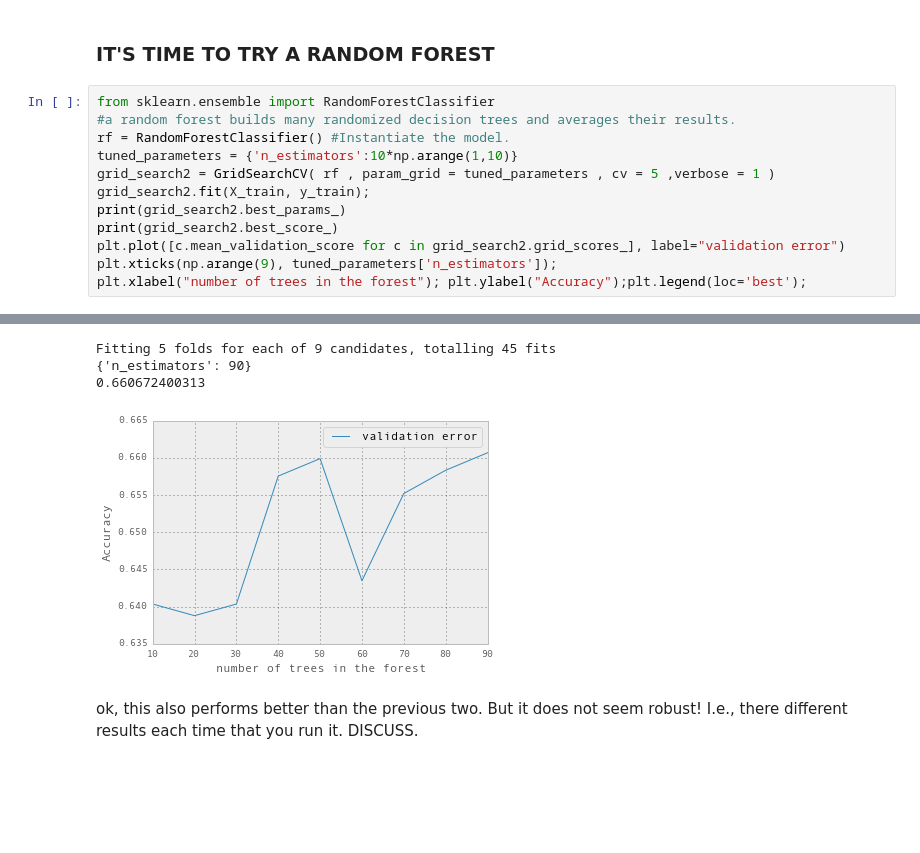
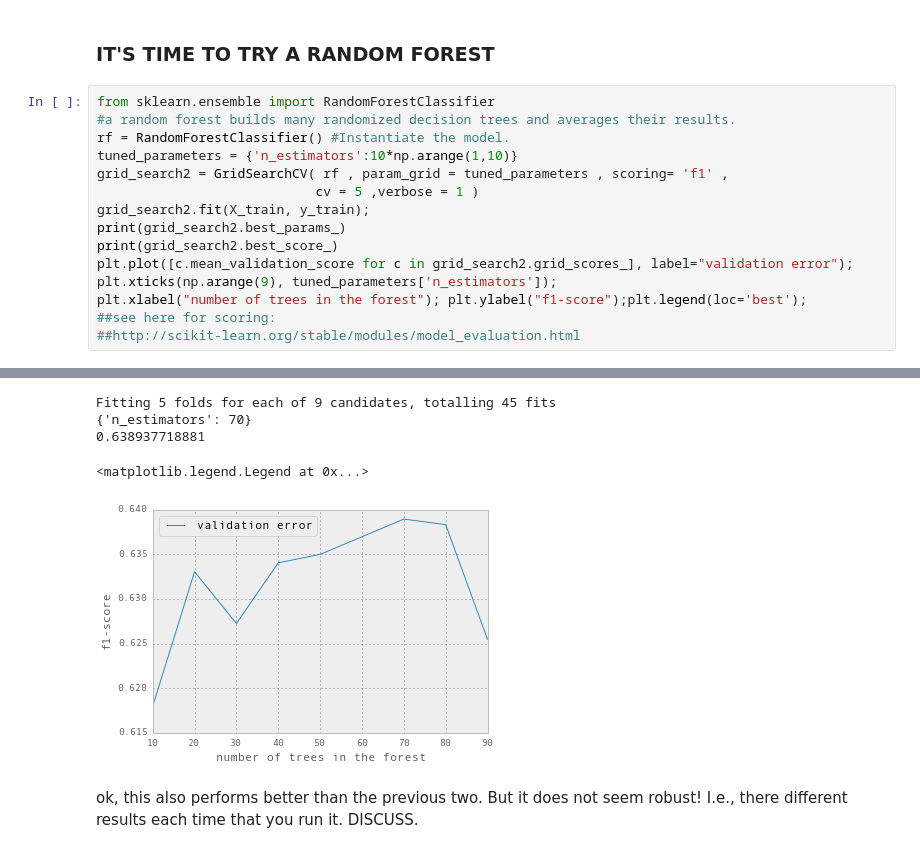
Before and after one commit to hugobowne/machine_learning_techniques, a Jupyter notebook: wine_quality/ipython_notebooks/Predicting_Wine_Quality.ipynb, the cells around one changed output, grey strips where cells are left out. Saved outputs shown, nothing was run; the diff lists cells and outputs as text; blank space fills up the shorter version.

Commit message:
using f1-score as metric for random forest model

```diff
--- a/wine_quality/ipython_notebooks/Predicting_Wine_Quality.ipynb
+++ b/wine_quality/ipython_notebooks/Predicting_Wine_Quality.ipynb
@@ -215,12 +215,15 @@ from sklearn.ensemble import RandomForestClassifier
 #a random forest builds many randomized decision trees and averages their results.
 rf = RandomForestClassifier() #Instantiate the model.
 tuned_parameters = {'n_estimators':10*np.arange(1,10)}
-grid_search2 = GridSearchCV( rf , param_grid = tuned_parameters , cv = 5 ,verbose = 1 )
+grid_search2 = GridSearchCV( rf , param_grid = tuned_parameters , scoring= 'f1' ,
+                            cv = 5 ,verbose = 1 )
 grid_search2.fit(X_train, y_train);
 print(grid_search2.best_params_)
 print(grid_search2.best_score_)
-plt.plot([c.mean_validation_score for c in grid_search2.grid_scores_], label="validation error")
+plt.plot([c.mean_validation_score for c in grid_search2.grid_scores_], label="validation error");
 plt.xticks(np.arange(9), tuned_parameters['n_estimators']);
-plt.xlabel("number of trees in the forest"); plt.ylabel("Accuracy");plt.legend(loc='best');
+plt.xlabel("number of trees in the forest"); plt.ylabel("f1-score");plt.legend(loc='best');
+##see here for scoring:
+##http://scikit-learn.org/stable/modules/model_evaluation.html
 # %% [output]
 [Parallel(n_jobs=1)]: Done   1 jobs       | elapsed:    0.0s
@@ -228,7 +231,8 @@ plt.xlabel("number of trees in the forest"); plt.ylabel("Accuracy");plt.legend(l
 Fitting 5 folds for each of 9 candidates, totalling 45 fits
-{'n_estimators': 90}
-0.660672400313
+{'n_estimators': 70}
+0.638937718881
+<matplotlib.legend.Legend at 0x...>
-[figure, old version]
+[figure, new version]
 # %% [markdown]
 ok, this also performs better than the previous two. But it does not seem robust! I.e., there different results each time that you run it. DISCUSS.
 # %% [markdown]
```
Also changed, not shown: parts of 1 cell of this notebook.
